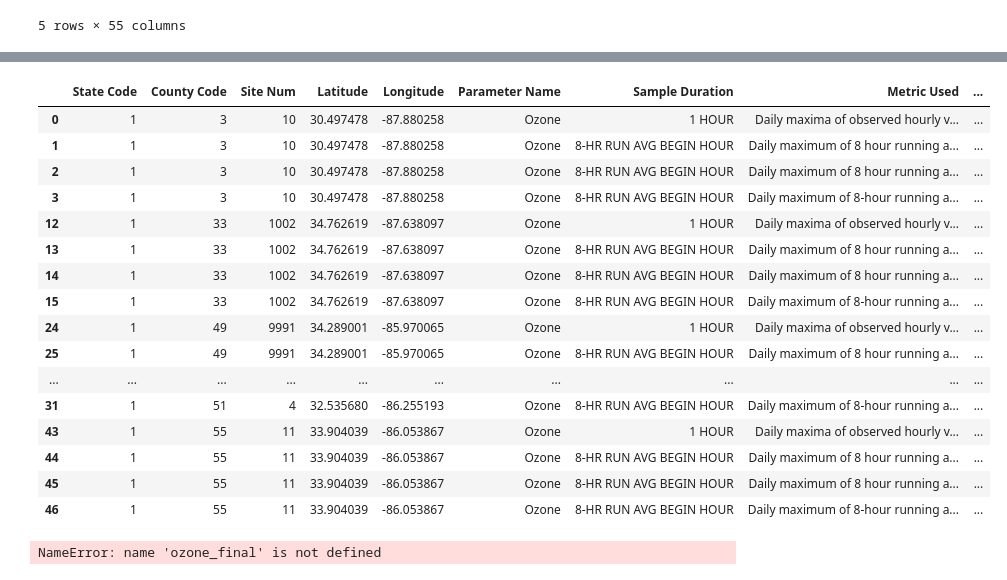
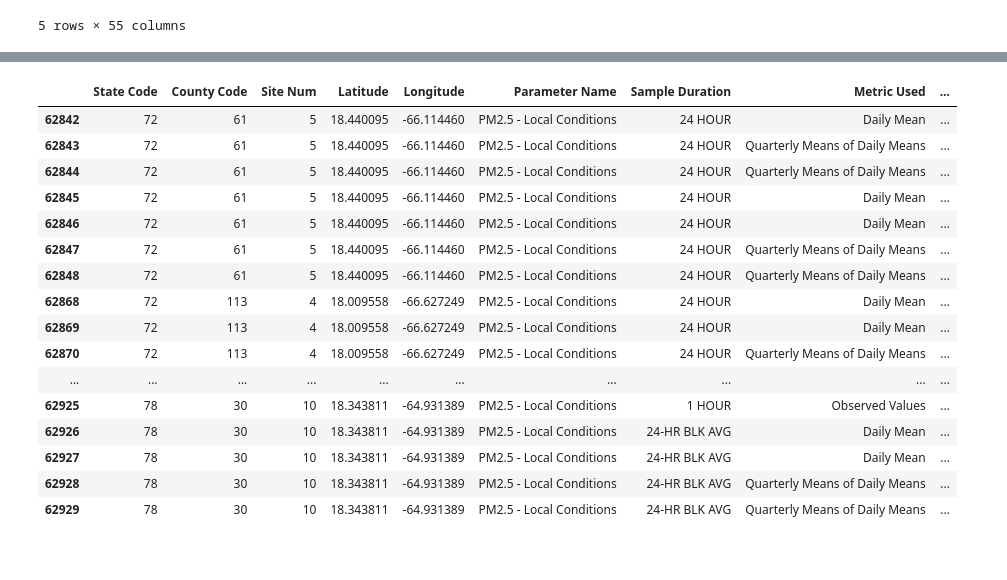
Before and after one commit to grahamendean/Project_2, a Jupyter notebook: air_pollution.ipynb, the cells around one changed output, grey strips where cells are left out. Drawn from its saved outputs; the diff is of its cells as text; code cells hidden in the pictures.

```diff
--- a/air_pollution.ipynb
+++ b/air_pollution.ipynb
@@ -43,27 +43,23 @@ reduced_df.head(20)
 | 19 | 1 | 33 | 1002 | 34.762619 | -87.638097 | PM2.5 - Local Conditions | 24 HOUR | Quarterly Means of Daily Means | ... |
 # %%
 ozone_df = reduced_df.loc[reduced_df['Parameter Name'] == 'Ozone']
-ozone_df.head(20)
+ozone_df1 = ozone_df.append(reduced_df.loc[reduced_df['Parameter Name'] == 'PM2.5 - Local Conditions'])
+ozone_df1.tail(20)
 # %% [output]
 |  | State Code | County Code | Site Num | Latitude | Longitude | Parameter Name | Sample Duration | Metric Used | ... |
-| 0 | 1 | 3 | 10 | 30.497478 | -87.880258 | Ozone | 1 HOUR | Daily maxima of observed hourly v... | ... |
-| 1 | 1 | 3 | 10 | 30.497478 | -87.880258 | Ozone | 8-HR RUN AVG BEGIN HOUR | Daily maximum of 8 hour running a... | ... |
-| 2 | 1 | 3 | 10 | 30.497478 | -87.880258 | Ozone | 8-HR RUN AVG BEGIN HOUR | Daily maximum of 8 hour running a... | ... |
-| 3 | 1 | 3 | 10 | 30.497478 | -87.880258 | Ozone | 8-HR RUN AVG BEGIN HOUR | Daily maximum of 8-hour running a... | ... |
-| 12 | 1 | 33 | 1002 | 34.762619 | -87.638097 | Ozone | 1 HOUR | Daily maxima of observed hourly v... | ... |
-| 13 | 1 | 33 | 1002 | 34.762619 | -87.638097 | Ozone | 8-HR RUN AVG BEGIN HOUR | Daily maximum of 8 hour running a... | ... |
-| 14 | 1 | 33 | 1002 | 34.762619 | -87.638097 | Ozone | 8-HR RUN AVG BEGIN HOUR | Daily maximum of 8 hour running a... | ... |
-| 15 | 1 | 33 | 1002 | 34.762619 | -87.638097 | Ozone | 8-HR RUN AVG BEGIN HOUR | Daily maximum of 8-hour running a... | ... |
-| 24 | 1 | 49 | 9991 | 34.289001 | -85.970065 | Ozone | 1 HOUR | Daily maxima of observed hourly v... | ... |
-| 25 | 1 | 49 | 9991 | 34.289001 | -85.970065 | Ozone | 8-HR RUN AVG BEGIN HOUR | Daily maximum of 8 hour running a... | ... |
+| 62842 | 72 | 61 | 5 | 18.440095 | -66.114460 | PM2.5 - Local Conditions | 24 HOUR | Daily Mean | ... |
+| 62843 | 72 | 61 | 5 | 18.440095 | -66.114460 | PM2.5 - Local Conditions | 24 HOUR | Quarterly Means of Daily Means | ... |
+| 62844 | 72 | 61 | 5 | 18.440095 | -66.114460 | PM2.5 - Local Conditions | 24 HOUR | Quarterly Means of Daily Means | ... |
+| 62845 | 72 | 61 | 5 | 18.440095 | -66.114460 | PM2.5 - Local Conditions | 24 HOUR | Daily Mean | ... |
+| 62846 | 72 | 61 | 5 | 18.440095 | -66.114460 | PM2.5 - Local Conditions | 24 HOUR | Daily Mean | ... |
+| 62847 | 72 | 61 | 5 | 18.440095 | -66.114460 | PM2.5 - Local Conditions | 24 HOUR | Quarterly Means of Daily Means | ... |
+| 62848 | 72 | 61 | 5 | 18.440095 | -66.114460 | PM2.5 - Local Conditions | 24 HOUR | Quarterly Means of Daily Means | ... |
+| 62868 | 72 | 113 | 4 | 18.009558 | -66.627249 | PM2.5 - Local Conditions | 24 HOUR | Daily Mean | ... |
+| 62869 | 72 | 113 | 4 | 18.009558 | -66.627249 | PM2.5 - Local Conditions | 24 HOUR | Daily Mean | ... |
+| 62870 | 72 | 113 | 4 | 18.009558 | -66.627249 | PM2.5 - Local Conditions | 24 HOUR | Quarterly Means of Daily Means | ... |
 | ... | ... | ... | ... | ... | ... | ... | ... | ... | ... |
-| 31 | 1 | 51 | 4 | 32.535680 | -86.255193 | Ozone | 8-HR RUN AVG BEGIN HOUR | Daily maximum of 8-hour running a... | ... |
-| 43 | 1 | 55 | 11 | 33.904039 | -86.053867 | Ozone | 1 HOUR | Daily maxima of observed hourly v... | ... |
-| 44 | 1 | 55 | 11 | 33.904039 | -86.053867 | Ozone | 8-HR RUN AVG BEGIN HOUR | Daily maximum of 8 hour running a... | ... |
-| 45 | 1 | 55 | 11 | 33.904039 | -86.053867 | Ozone | 8-HR RUN AVG BEGIN HOUR | Daily maximum of 8 hour running a... | ... |
-| 46 | 1 | 55 | 11 | 33.904039 | -86.053867 | Ozone | 8-HR RUN AVG BEGIN HOUR | Daily maximum of 8-hour running a... | ... |
+| 62925 | 78 | 30 | 10 | 18.343811 | -64.931389 | PM2.5 - Local Conditions | 1 HOUR | Observed Values | ... |
+| 62926 | 78 | 30 | 10 | 18.343811 | -64.931389 | PM2.5 - Local Conditions | 24-HR BLK AVG | Daily Mean | ... |
+| 62927 | 78 | 30 | 10 | 18.343811 | -64.931389 | PM2.5 - Local Conditions | 24-HR BLK AVG | Daily Mean | ... |
+| 62928 | 78 | 30 | 10 | 18.343811 | -64.931389 | PM2.5 - Local Conditions | 24-HR BLK AVG | Quarterly Means of Daily Means | ... |
+| 62929 | 78 | 30 | 10 | 18.343811 | -64.931389 | PM2.5 - Local Conditions | 24-HR BLK AVG | Quarterly Means of Daily Means | ... |
-# %%
-ozone_final.df = ozone_df.loc[ozone_df['Sample Duration'] == '1 HOUR']
-ozone_final.df.head(20)
-# %% [output]
-NameError: name 'ozone_final' is not defined
```
Also changed, not shown: parts of 1 cell of this notebook.
